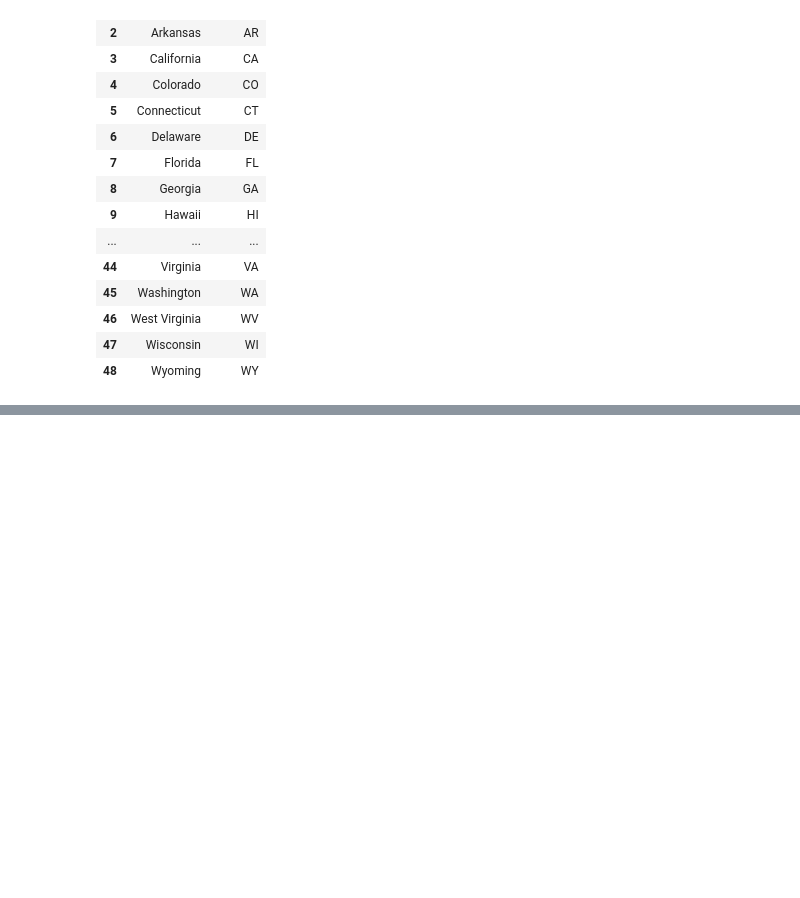
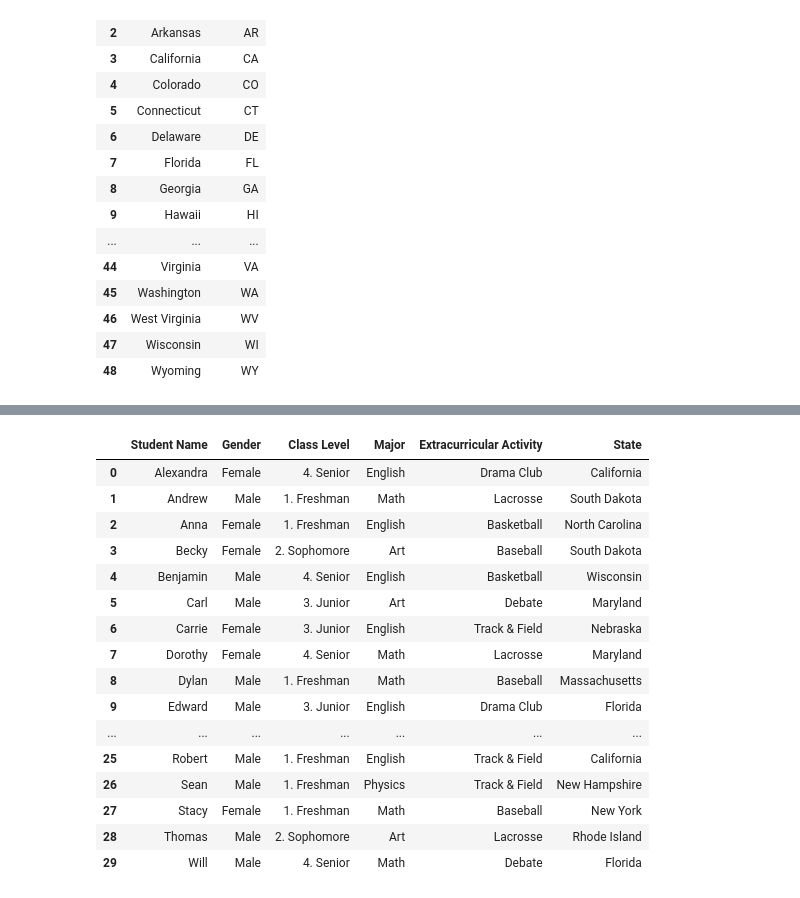
Before and after one commit to osama-alk/DeepLearningInMachineVis-Exercises, a Jupyter notebook: Dataframe 101/02b_Pandas_Ex.ipynb, the cells around one changed output, grey strips where cells are left out. Cells and saved outputs as stored; diff of their text form; code cells hidden in the pictures; blank space fills up the shorter version.

```diff
--- a/Dataframe 101/02b_Pandas_Ex.ipynb
+++ b/Dataframe 101/02b_Pandas_Ex.ipynb
@@ -69,5 +74,26 @@ Now that we have our student information and the accompanying state name informa
 * <div style="color:blue">Create a final DataFrame which holds the combined information. Your results should look something like this:</div><br><img src="./img/Merge.png" width="500"/></div>
 # %%
 # Your solution goes here:
-final_data = data.merge(data,stateNames,how='left',on='State')
+
+final_data = pd.merge(data,stateNames,how='left',left_on='Home State',right_on='State_id')
+final_data.drop("Home State", axis=1, inplace=True)
+final_data.drop("State_id", axis=1, inplace=True)
 final_data
+# %% [output]
+|  | Student Name | Gender | Class Level | Major | Extracurricular Activity | State |
+| 0 | Alexandra | Female | 4. Senior | English | Drama Club | California |
+| 1 | Andrew | Male | 1. Freshman | Math | Lacrosse | South Dakota |
+| 2 | Anna | Female | 1. Freshman | English | Basketball | North Carolina |
+| 3 | Becky | Female | 2. Sophomore | Art | Baseball | South Dakota |
+| 4 | Benjamin | Male | 4. Senior | English | Basketball | Wisconsin |
+| 5 | Carl | Male | 3. Junior | Art | Debate | Maryland |
+| 6 | Carrie | Female | 3. Junior | English | Track & Field | Nebraska |
+| 7 | Dorothy | Female | 4. Senior | Math | Lacrosse | Maryland |
+| 8 | Dylan | Male | 1. Freshman | Math | Baseball | Massachusetts |
+| 9 | Edward | Male | 3. Junior | English | Drama Club | Florida |
+| ... | ... | ... | ... | ... | ... | ... |
+| 25 | Robert | Male | 1. Freshman | English | Track & Field | California |
+| 26 | Sean | Male | 1. Freshman | Physics | Track & Field | New Hampshire |
+| 27 | Stacy | Female | 1. Freshman | Math | Baseball | New York |
+| 28 | Thomas | Male | 2. Sophomore | Art | Lacrosse | Rhode Island |
+| 29 | Will | Male | 4. Senior | Math | Debate | Florida |
```
Also changed, not shown: parts of 1 cell of this notebook, 1 other file.
